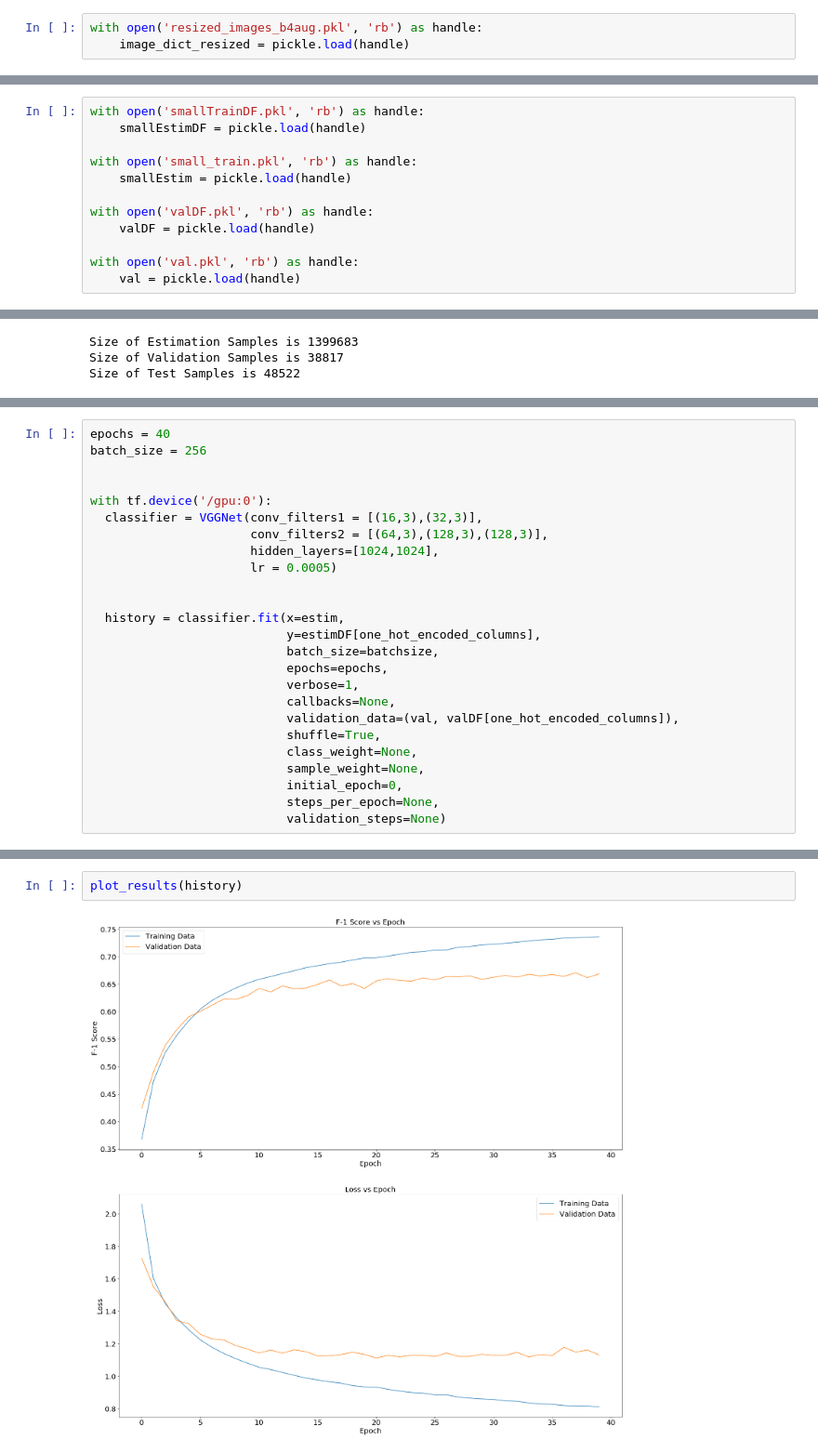
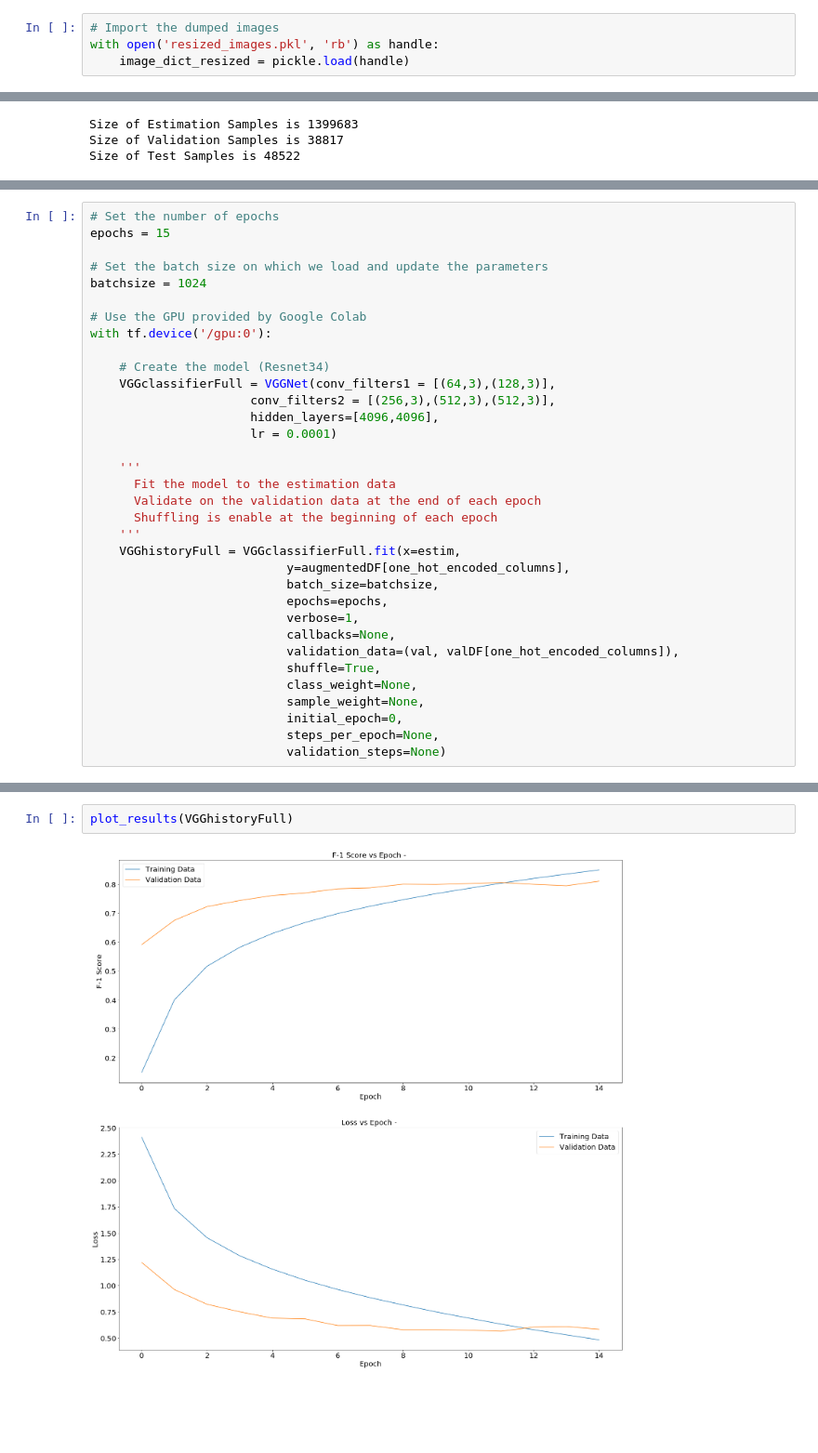
Before and after one commit to kandakji/Plankton-Image-Classification, a Jupyter notebook: plankton_challenge.ipynb, the cells around one changed output, grey strips where cells are left out. Shown at 93% size. Saved outputs shown, nothing was run; the diff lists cells and outputs as text; blank space fills up the shorter version.

```diff
--- a/plankton_challenge.ipynb
+++ b/plankton_challenge.ipynb
@@ -503,4 +681,5 @@ for i, objid in enumerate(metaDF.objid):
 # %%
-with open('resized_images_b4aug.pkl', 'rb') as handle:
+# Import the dumped images
+with open('resized_images.pkl', 'rb') as handle:
     image_dict_resized = pickle.load(handle)
 # %% [markdown]
@@ -803,12 +1071,0 @@ with open('val.pkl', 'wb') as handle:
-# %%
-with open('smallTrainDF.pkl', 'rb') as handle:
-    smallEstimDF = pickle.load(handle)
-
-with open('small_train.pkl', 'rb') as handle:
-    smallEstim = pickle.load(handle)
-
-with open('valDF.pkl', 'rb') as handle:
-    valDF = pickle.load(handle)
-
-with open('val.pkl', 'rb') as handle:
-    val = pickle.load(handle)
@@ -1425,17 +2353,26 @@ plot_results(resNet50history, 'ResNet-50')
 # %%
-epochs = 40
-batch_size = 256
+# Set the number of epochs
+epochs = 15
 
+# Set the batch size on which we load and update the parameters
+batchsize = 1024
 
+# Use the GPU provided by Google Colab
 with tf.device('/gpu:0'):
-  classifier = VGGNet(conv_filters1 = [(16,3),(32,3)],
-                      conv_filters2 = [(64,3),(128,3),(128,3)],
-                      hidden_layers=[1024,1024],
-                      lr = 0.0005)
 
+    # Create the model (Resnet34)
+    VGGclassifierFull = VGGNet(conv_filters1 = [(64,3),(128,3)],
+                      conv_filters2 = [(256,3),(512,3),(512,3)],
+                      hidden_layers=[4096,4096],
+                      lr = 0.0001)
 
-  history = classifier.fit(x=estim,
-                           y=estimDF[one_hot_encoded_columns],
+    '''
+      Fit the model to the estimation data
+      Validate on the validation data at the end of each epoch
+      Shuffling is enable at the beginning of each epoch
+    '''
+    VGGhistoryFull = VGGclassifierFull.fit(x=estim,
+                           y=augmentedDF[one_hot_encoded_columns],
                            batch_size=batchsize,
                            epochs=epochs,
                            verbose=1,
@@ -1450,4 +2405,4 @@ with tf.device('/gpu:0'):
 # %%
-plot_results(history)
+plot_results(VGGhistoryFull)
 # %% [output]
-[figure, old version]
+[figure, new version]
```
Also changed, not shown: parts of 156 cells of this notebook.
